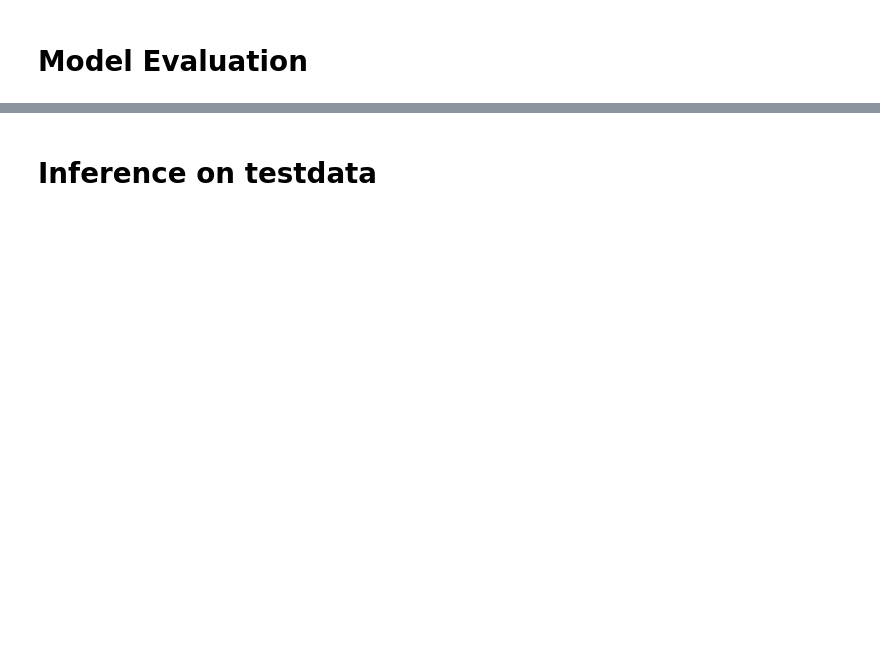
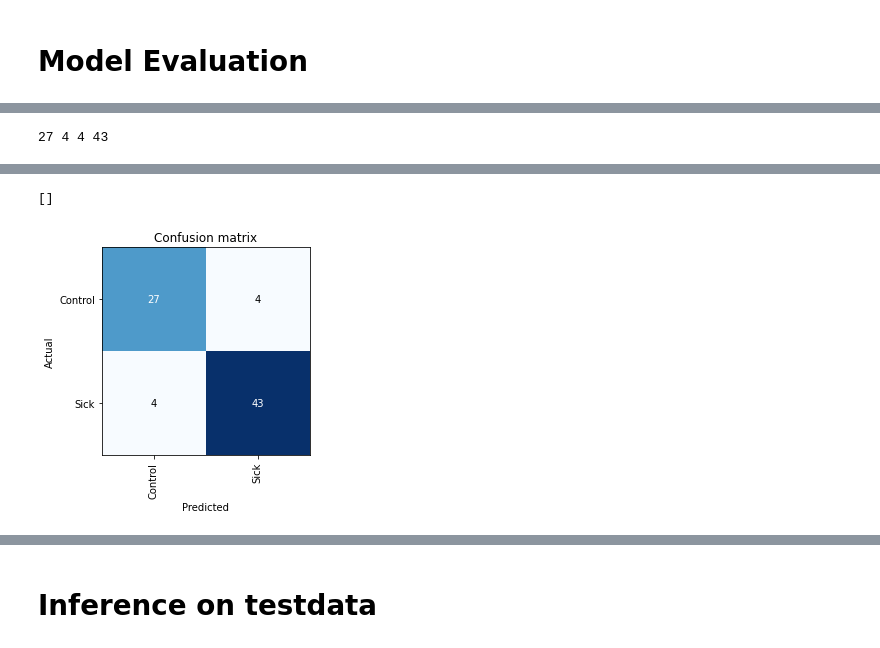
Before and after one commit to rotemorad/ML-for-classification, a Jupyter notebook: Classification_NM.ipynb, the cells around one changed output, grey strips where cells are left out. Cells and saved outputs as stored; diff of their text form; code cells hidden in the pictures; blank space fills up the shorter version.

```diff
--- a/Classification_NM.ipynb
+++ b/Classification_NM.ipynb
@@ -307,0 +276,14 @@ interp.most_confused(min_val=5)
+# %%
+    interp = ClassificationInterpretation.from_learner(learn)
+    interp.plot_confusion_matrix()
+    plt.savefig('confusion_matrix_RGB_V.png')
+    upp, low = interp.confusion_matrix()
+    tn, fp = upp[0], upp[1]
+    fn, tp = low[0], low[1]
+    print(tn, fp, fn, tp)
+    sensitivity = tp/(tp + fn)
+    specificity = tn/(fp + tn)
+    ppv = tp/(tp+fp)
+    npv = tn/(tn+fn)
+    interp.most_confused(min_val=5)
+# %% [output]
@@ -307,0 +293 @@ interp.most_confused(min_val=5)
+27 4 4 43
@@ -308,3 +295,5 @@ interp.most_confused(min_val=5)
+[]
+[figure, added]
 # %%
 interp.plot_top_losses(25, figsize=(15,11))
 # %% [output]
```
Also changed, not shown: parts of 21 cells of this notebook.
